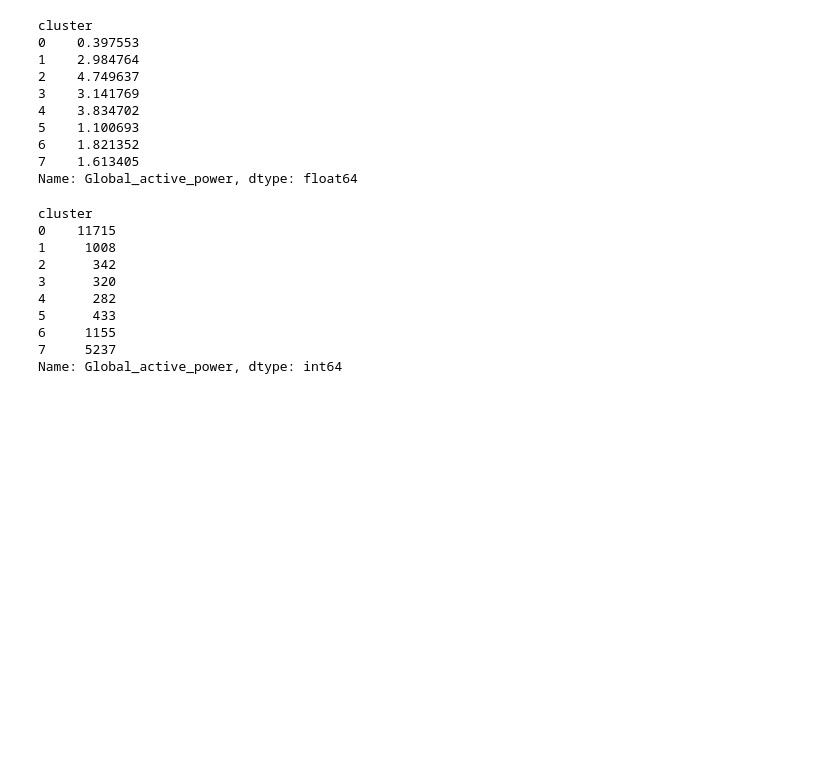
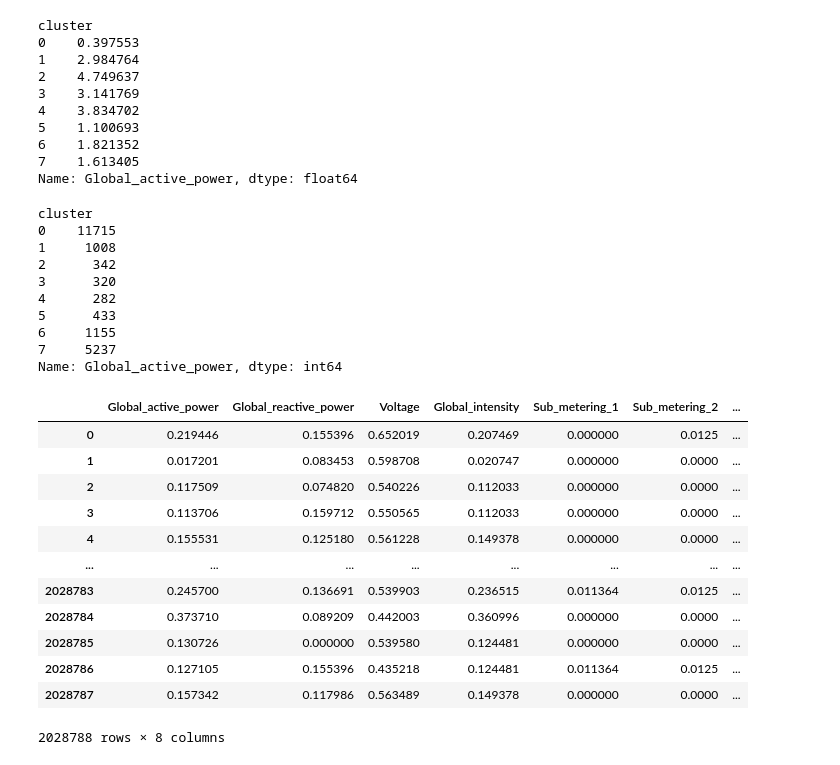
Before and after one commit to Filip3Owl/unsupervised-energy-clustering, a Jupyter notebook: notebook/energy-consumption.ipynb, the cells around one changed output. Drawn from its saved outputs; the diff is of its cells as text; code cells hidden in the pictures; blank space fills up the shorter version.

Commit message:
final model

```diff
--- a/notebook/energy-consumption.ipynb
+++ b/notebook/energy-consumption.ipynb
@@ -426,17 +426,65 @@ cluster
 7     5237
 Name: Global_active_power, dtype: int64
 # %%
-# Generating the clusters with the normalized data
-
-data_set_att = dataset.values
-
 from sklearn.preprocessing import MinMaxScaler
 
+
+# Normalization
+data_set_att = dataset.values
 standardizer = MinMaxScaler()
 data_set_att = standardizer.fit_transform(data_set_att)
-sample1, sample2 = train_test_split(data_set_att, train_size= .01)
-pca = PCA(n_components=2).fit_transform(sample1)
-k_range = range(1,12)
-k_means_init = [KMeans(n_clusters=k).fit(pca) for k in k_range]
-centroids=[X.cluster_centers_ for X in k_means_init]
-k_euclidean = [cdist(pca,cent,'euclidean') for cent in centroids]
+
+# Sampling
+sample1, sample2 = train_test_split(data_set_att, train_size=0.01)
+
+# PCA
+pca_model = PCA(n_components=2)
+pca_sample1 = pca_model.fit_transform(sample1)
+pca_sample2 = pca_model.transform(sample2)
+
+# Determination of the best K
+k_range = range(1, 12)
+k_means_init = [KMeans(n_clusters=k).fit(pca_sample1) for k in k_range]
+centroids = [X.cluster_centers_ for X in k_means_init]
+k_euclidean = [cdist(pca_sample1, cent, 'euclidean') for cent in centroids]
+dist = [np.min(ke, axis=1) for ke in k_euclidean]
+sum_intra = [sum(d**2) for d in dist]
+total_sum = sum(pdist(pca_sample1) ** 2) / pca_sample1.shape[0]
+sum_inter = total_sum - sum_intra
+
+# Final training
+model1 = KMeans(n_clusters=8)
+model1.fit(pca_sample1)
+
+# Prediction mesh
+x_min, x_max = pca_sample1[:, 0].min() - 1, pca_sample1[:, 0].max() + 1
+y_min, y_max = pca_sample1[:, 1].min() - 1, pca_sample1[:, 1].max() + 1
+xx, yy = np.meshgrid(np.arange(x_min, x_max, .02), np.arange(y_min, y_max, .02))
+Z = model1.predict(np.c_[xx.ravel(), yy.ravel()])
+Z = Z.reshape(xx.shape)
+
+# Silhouette
+labels = model1.labels_
+silhouette = silhouette_score(pca_sample1, labels, metric='euclidean')
+
+# DataFrame with clusters
+names = ['Global_active_power','Global_reactive_power','Voltage','Global_intensity','Sub_metering_1','Sub_metering_2','Sub_metering_3']
+cluster_map = pd.DataFrame(sample2, columns=names)
+cluster_map['Global_active_power'] = pd.to_numeric(cluster_map['Global_active_power'])
+cluster_map['cluster'] = model1.predict(pca_sample2)
+
+cluster_map
+# %% [output]
+|  | Global_active_power | Global_reactive_power | Voltage | Global_intensity | Sub_metering_1 | Sub_metering_2 | ... |
+| 0 | 0.219446 | 0.155396 | 0.652019 | 0.207469 | 0.000000 | 0.0125 | ... |
+| 1 | 0.017201 | 0.083453 | 0.598708 | 0.020747 | 0.000000 | 0.0000 | ... |
+| 2 | 0.117509 | 0.074820 | 0.540226 | 0.112033 | 0.000000 | 0.0000 | ... |
+| 3 | 0.113706 | 0.159712 | 0.550565 | 0.112033 | 0.000000 | 0.0000 | ... |
+| 4 | 0.155531 | 0.125180 | 0.561228 | 0.149378 | 0.000000 | 0.0000 | ... |
+| ... | ... | ... | ... | ... | ... | ... | ... |
+| 2028783 | 0.245700 | 0.136691 | 0.539903 | 0.236515 | 0.011364 | 0.0125 | ... |
+| 2028784 | 0.373710 | 0.089209 | 0.442003 | 0.360996 | 0.000000 | 0.0000 | ... |
+| 2028785 | 0.130726 | 0.000000 | 0.539580 | 0.124481 | 0.000000 | 0.0000 | ... |
+| 2028786 | 0.127105 | 0.155396 | 0.435218 | 0.124481 | 0.011364 | 0.0125 | ... |
+| 2028787 | 0.157342 | 0.117986 | 0.563489 | 0.149378 | 0.000000 | 0.0000 | ... |
+2028788 rows × 8 columns
```
